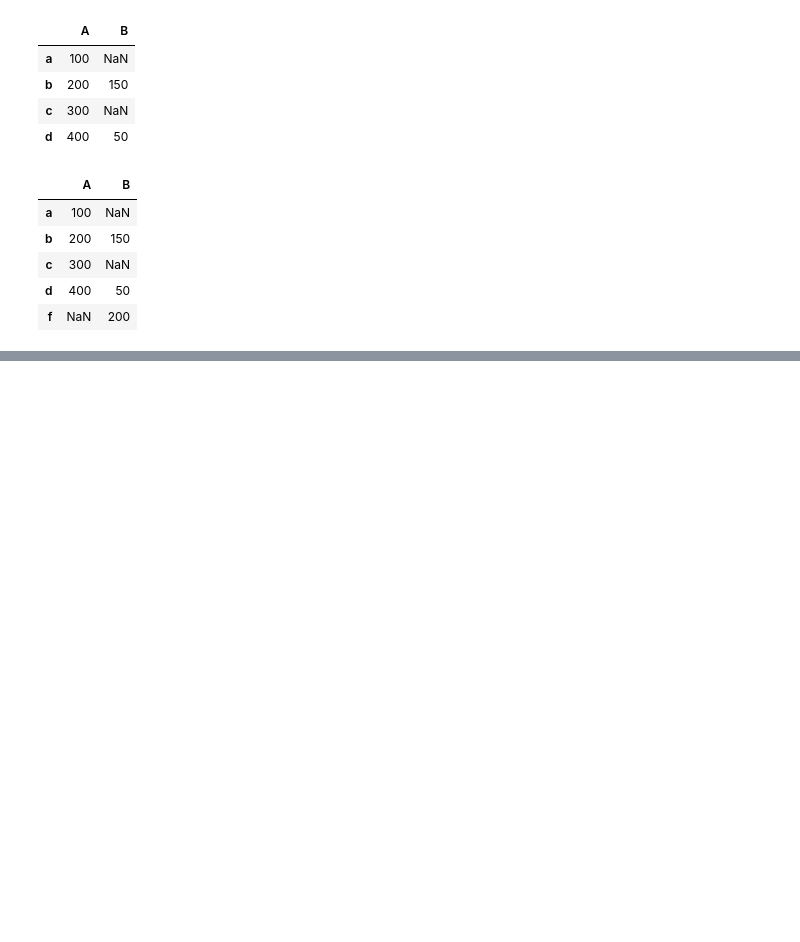
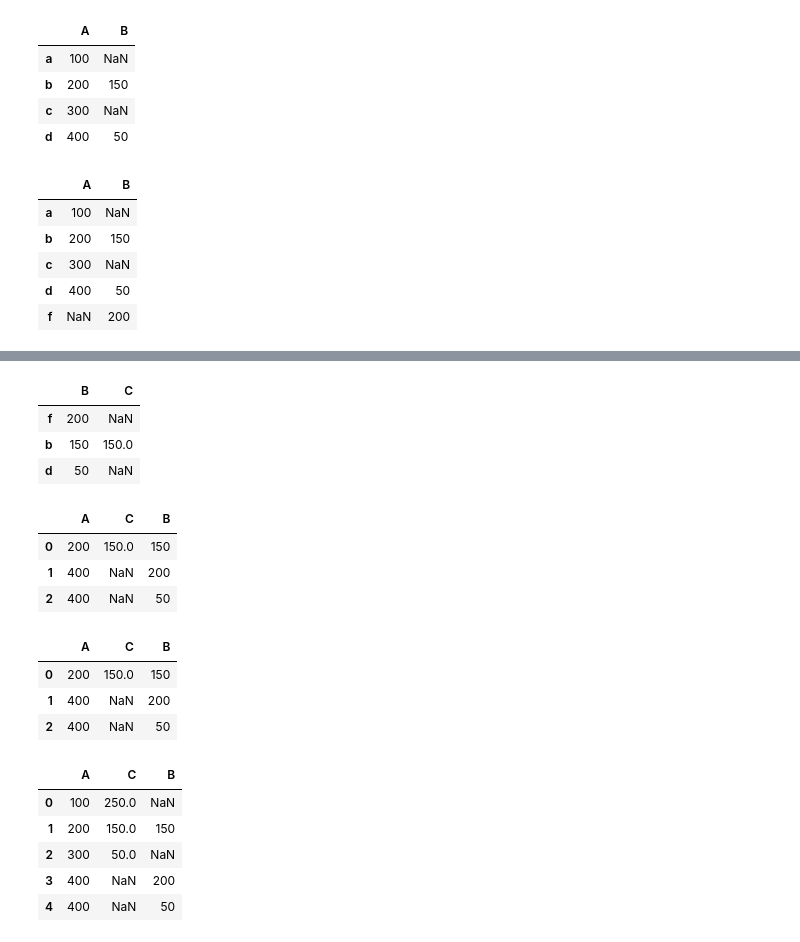
Before and after one commit to Saifullah785/python-for-finance-notes, a Jupyter notebook: Chapter_05_Data_Analysis_with_pandas/Chapter_05_Data_Analysis_with_pandas.ipynb, the cells around one changed output, grey strips where cells are left out. Drawn from its saved outputs; the diff is of its cells as text; code cells hidden in the pictures; blank space fills up the shorter version.

```diff
--- a/Chapter_05_Data_Analysis_with_pandas/Chapter_05_Data_Analysis_with_pandas.ipynb
+++ b/Chapter_05_Data_Analysis_with_pandas/Chapter_05_Data_Analysis_with_pandas.ipynb
@@ -919,0 +938,30 @@ df
+# %%
+df2
+# %% [output]
+|  | B | C |
+| f | 200 | NaN |
+| b | 150 | 150.0 |
+| d | 50 | NaN |
+# %%
+pd.merge(df1, df2)
+# %% [output]
+|  | A | C | B |
+| 0 | 200 | 150.0 | 150 |
+| 1 | 400 | NaN | 200 |
+| 2 | 400 | NaN | 50 |
+# %%
+pd.merge(df1, df2, on='C')
+# %% [output]
+|  | A | C | B |
+| 0 | 200 | 150.0 | 150 |
+| 1 | 400 | NaN | 200 |
+| 2 | 400 | NaN | 50 |
+# %%
+pd.merge(df1, df2, how='left')
+# %% [output]
+|  | A | C | B |
+| 0 | 100 | 250.0 | NaN |
+| 1 | 200 | 150.0 | 150 |
+| 2 | 300 | 50.0 | NaN |
+| 3 | 400 | NaN | 200 |
+| 4 | 400 | NaN | 50 |
```
Also changed, not shown: parts of 10 cells of this notebook.
